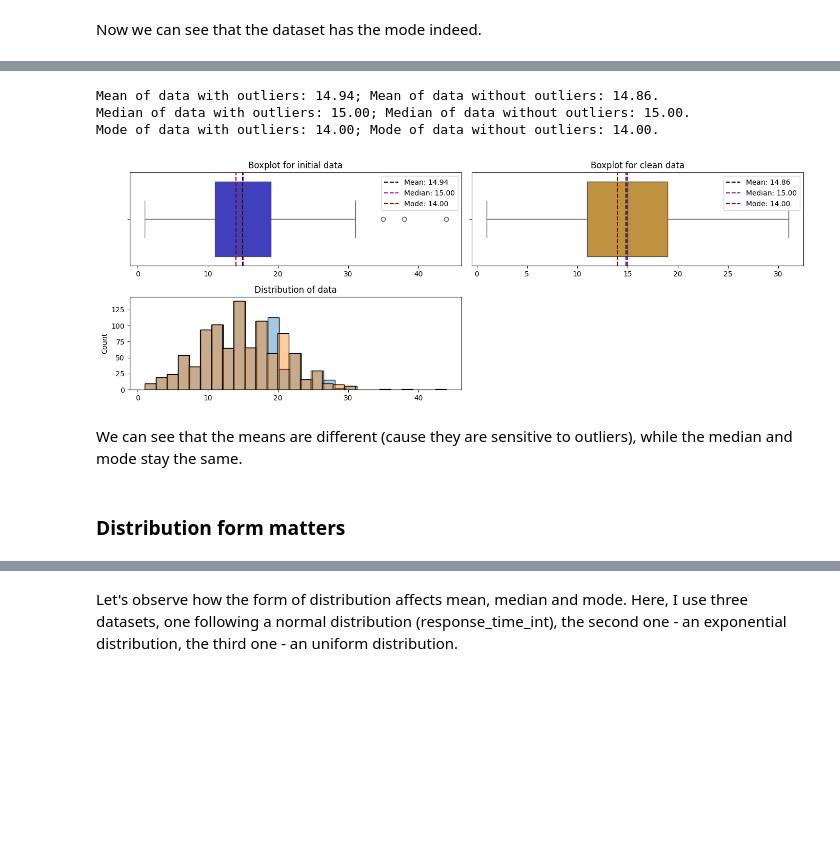
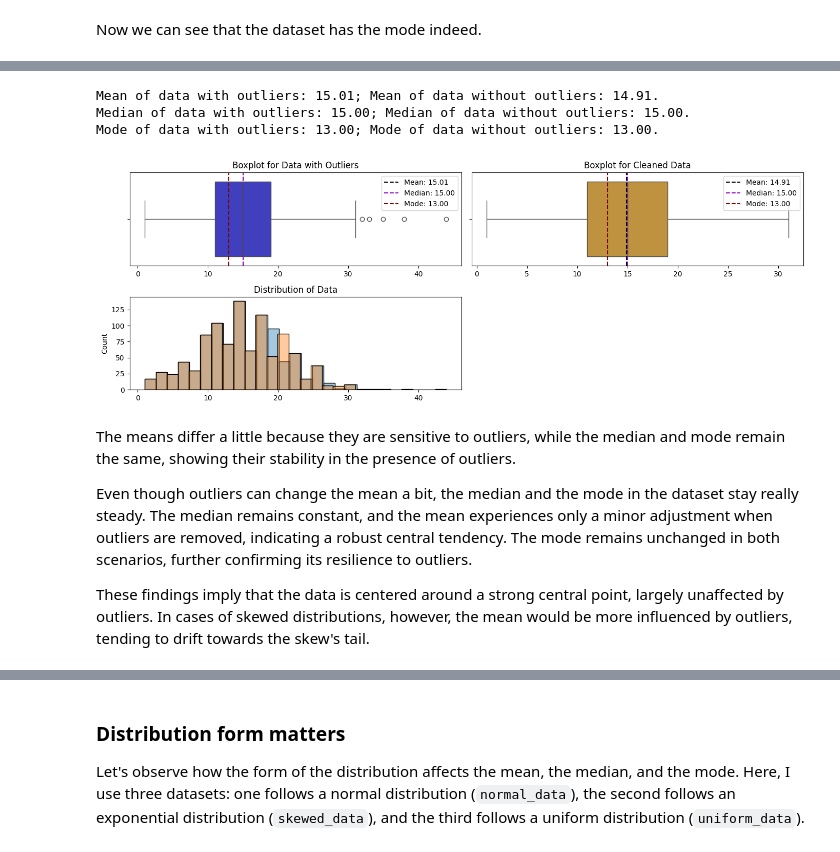
Before and after one commit to maryprokh/data_analysis_examples, a Jupyter notebook: statistics/mean_median_mode/mean_median_mode.ipynb, the cells around one changed output, grey strips where cells are left out. Cells and saved outputs as stored; diff of their text form; code cells hidden in the pictures; blank space fills up the shorter version.

```diff
--- a/statistics/mean_median_mode/mean_median_mode.ipynb
+++ b/statistics/mean_median_mode/mean_median_mode.ipynb
@@ -249,4 +278,6 @@ Also, plotting the data helps to compare the metrics visually.
 # %%
+np.random.seed(0)  # For reproducibility
+
 #Write a function to remove outliers with IQR method
 def remove_outliers(data):
     q1, q3 = np.percentile(data, [25, 75])
@@ -255,57 +286,74 @@ def remove_outliers(data):
     upper_bound = q3 + 1.5 * iqr
     return data[(data >= lower_bound) & (data <= upper_bound)]
 
+#---------------------------------------------------------------------------------------------------------------------------------------
+
 #Add outliers to response_time_int data. I add several values as outliers, since they are relatively large for initial data values
 data_with_outliers = np.concatenate([response_time_int, [44, 35, 38]])
 
 # Remove outliers. We apply the function remove_outliers to the initial dataset and store the result in the clean_data
 cleaned_data = remove_outliers(data_with_outliers)
 
+#---------------------------------------------------------------------------------------------------------------------------------------
+
 #Print metrics out
 print(f"\033[1mMean of data with outliers:\033[0m {data_with_outliers.mean():.2f}; \033[1mMean of data without outliers:\033[0m {cleaned_data.mean():.2f}.")
 print(f"\033[1mMedian of data with outliers:\033[0m {np.median(data_with_outliers):.2f}; \033[1mMedian of data without outliers:\033[0m {np.median(cleaned_data):.2f}.")
 print(f"\033[1mMode of data with outliers:\033[0m {stats.mode(data_with_outliers)[0]:.2f}; \033[1mMode of data without outliers:\033[0m {stats.mode(cleaned_data)[0]:.2f}.")
 
+#---------------------------------------------------------------------------------------------------------------------------------------
+
+#Data plotting function
+def add_mean_median_mode_lines(ax, data, mean_color='black', median_color='darkviolet', mode_color='maroon'):
+    mean = np.mean(data)
+    median = np.median(data)
+    mode = stats.mode(data)[0]  # Taking the first mode value in case of multiple modes
+
+    # Add lines for mean, median, and mode
+    ax.axvline(mean, color=mean_color, linestyle='--', label=f'Mean: {mean:.2f}')
+    ax.axvline(median, color=median_color, linestyle='--', label=f'Median: {median:.2f}')
+    ax.axvline(mode, color=mode_color, linestyle='--', label=f'Mode: {mode:.2f}')
+
+    # Display legend
+    ax.legend()
+
 #Plot data
 fig, axs = plt.subplots(2,2, figsize = (14,5))
-axs[1, 1].remove()
+axs[1, 1].remove() # Remove the extra subplot
+
 #Boxplots
 sns.boxplot(data_with_outliers, color='blue', saturation=0.5, ax = axs[0,0], orient='h')
 sns.boxplot(cleaned_data, color='orange', saturation=0.5, ax = axs[0,1], orient='h')
 
 #Histogramm
 #Also, let's plot the histogram to understand how the data looks like, for example, why we have mode equal to 6
 sns.histplot(data_with_outliers, alpha = 0.4, ax = axs[1,0])
 sns.histplot(cleaned_data,  alpha = 0.4, ax = axs[1,0])
 
-#Add lines for mean, median, mode
-axs[0,0].axvline(data_with_outliers.mean(), color='black', linestyle='--', label=f'Mean: {data_with_outliers.mean():.2f}')
-axs[0,0].axvline(np.median(data_with_outliers), color='darkviolet', linestyle='--', label=f'Median: {np.median(data_with_outliers):.2f}')
-axs[0,0].axvline(stats.mode(data_with_outliers)[0], color='maroon', linestyle='--', label=f'Mode: {stats.mode(data_with_outliers)[0]:.2f}')
+# Add lines for mean, median and mode
+add_mean_median_mode_lines(axs[0,0], data_with_outliers)
+add_mean_median_mode_lines(axs[0,1], cleaned_data)
 
-axs[0,1].axvline(cleaned_data.mean(), color='black', linestyle='--', label=f'Mean: {cleaned_data.mean():.2f}')
-axs[0,1].axvline(np.median(cleaned_data), color='darkviolet', linestyle='--', label=f'Median: {np.median(cleaned_data):.2f}')
-axs[0,1].axvline(stats.mode(cleaned_data)[0], color='maroon', linestyle='--', label=f'Mode: {stats.mode(cleaned_data)[0]:.2f}');
-
-#Add titles and legends
-for i, y in zip([(0,0), (0,1), (1,0)], ['Boxplot for initial data', 'Boxplot for clean data', 'Distribution of data']):
-    axs[i[0], i[1]].set_title(y)  # Use set_title instead of title
-    handles, labels = axs[i[0], i[1]].get_legend_handles_labels()
-    if labels:
-       axs[i[0], i[1]].legend()
+# Add titles
+axs[0, 0].set_title('Boxplot for Data with Outliers')
+axs[0, 1].set_title('Boxplot for Cleaned Data')
+axs[1, 0].set_title('Distribution of Data')
 
 plt.tight_layout()
 # %% [output]
-Mean of data with outliers: 14.94; Mean of data without outliers: 14.86.
+Mean of data with outliers: 15.01; Mean of data without outliers: 14.91.
 Median of data with outliers: 15.00; Median of data without outliers: 15.00.
-Mode of data with outliers: 14.00; Mode of data without outliers: 14.00.
+Mode of data with outliers: 13.00; Mode of data without outliers: 13.00.
-[figure, old version]
+[figure, new version]
-# %% [markdown]
-We can see that the means are different (cause they are sensitive to outliers), while the median and mode stay the same.
-# %% [markdown]
-### Distribution form matters
+# %% [markdown]
+The means differ a little because they are sensitive to outliers, while the median and mode remain the same, showing their stability in the presence of outliers.
+
+Even though outliers can change the mean a bit, the median and the mode in the dataset stay really steady. The median remains constant, and the mean experiences only a minor adjustment when outliers are removed, indicating a robust central tendency. The mode remains unchanged in both scenarios, further confirming its resilience to outliers.
+
+These findings imply that the data is centered around a strong central point, largely unaffected by outliers. In cases of skewed distributions, however, the mean would be more influenced by outliers, tending to drift towards the skew's tail.
 # %% [markdown]
 <img src='images/distribution.png'>
 # %% [markdown]
-Let's observe how the form of distribution affects mean, median and mode.
-Here, I use three datasets, one following a normal distribution (response_time_int), the second one - an exponential distribution, the third one - an uniform distribution.
+### Distribution form matters
+Let's observe how the form of the distribution affects the mean, the median, and the mode.
+Here, I use three datasets: one follows a normal distribution (`normal_data`), the second follows an exponential distribution (`skewed_data`), and the third follows a uniform distribution (`uniform_data`).
```
Also changed, not shown: parts of 29 cells of this notebook, 13 other files.
